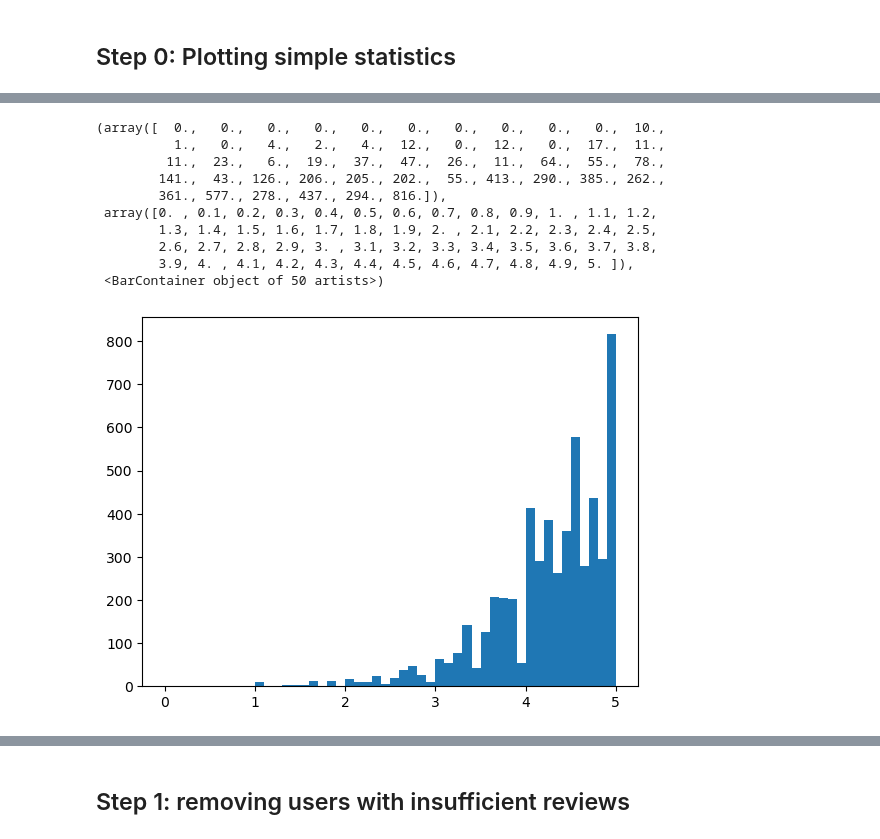
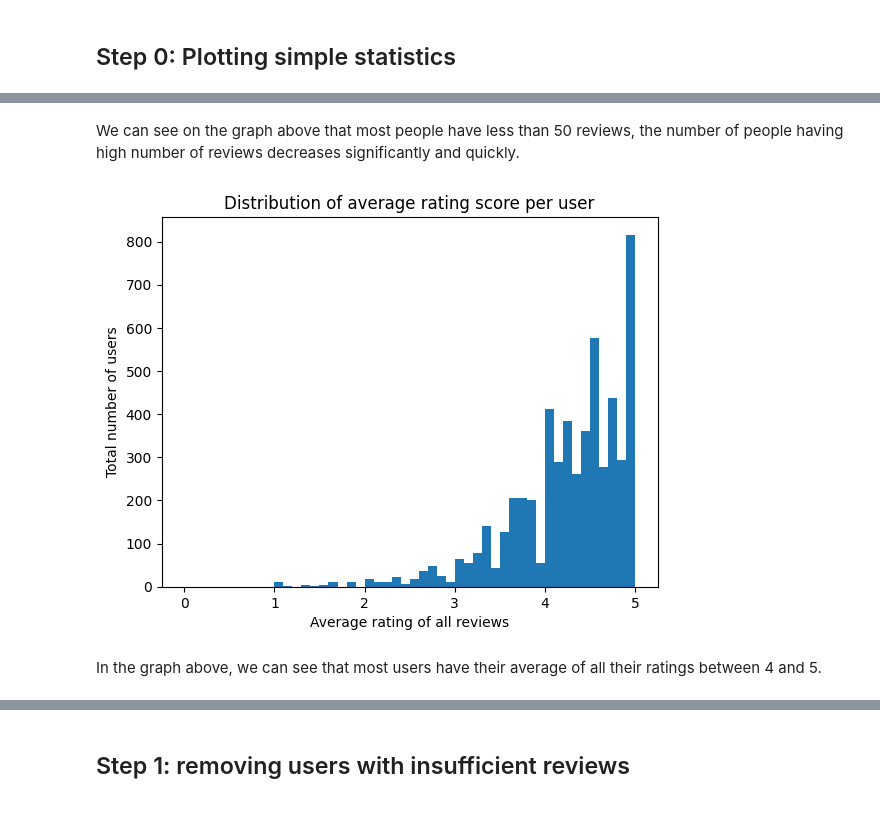
Before and after one commit to Thosam1/BachelorProject, a Jupyter notebook: Bandits/data-preprocessing/amazon_music_filtering.ipynb, the cells around one changed output, grey strips where cells are left out. Drawn from its saved outputs; the diff is of its cells as text; code cells hidden in the pictures.

```diff
--- a/Bandits/data-preprocessing/amazon_music_filtering.ipynb
+++ b/Bandits/data-preprocessing/amazon_music_filtering.ipynb
@@ -63,3 +68,5 @@ plt.yscale('log')
+# %% [markdown]
+We can see on the graph above that most people have less than 50 reviews, the number of people having high number of reviews decreases significantly and quickly.
 # %%
 items_scores_by_reviewer = {}
 for reviewer, review_list in reviews_by_reviewer.items():
@@ -68,19 +75,16 @@ for reviewer, review_list in reviews_by_reviewer.items():
 # %%
 average_score_per_user = np.array([np.mean(list(review_dict.values())) for review_dict in items_scores_by_reviewer.values()])
 buckets = np.arange(0, 5.1, 0.1)
+
 plt.hist(average_score_per_user, buckets)
+plt.title('Distribution of average rating score per user')
+plt.xlabel('Average rating of all reviews')
+plt.ylabel('Total number of users')
+plt.show()
 # %% [output]
-(array([  0.,   0.,   0.,   0.,   0.,   0.,   0.,   0.,   0.,   0.,  10.,
-          1.,   0.,   4.,   2.,   4.,  12.,   0.,  12.,   0.,  17.,  11.,
-         11.,  23.,   6.,  19.,  37.,  47.,  26.,  11.,  64.,  55.,  78.,
-        141.,  43., 126., 206., 205., 202.,  55., 413., 290., 385., 262.,
-        361., 577., 278., 437., 294., 816.]),
- array([0. , 0.1, 0.2, 0.3, 0.4, 0.5, 0.6, 0.7, 0.8, 0.9, 1. , 1.1, 1.2,
-        1.3, 1.4, 1.5, 1.6, 1.7, 1.8, 1.9, 2. , 2.1, 2.2, 2.3, 2.4, 2.5,
-        2.6, 2.7, 2.8, 2.9, 3. , 3.1, 3.2, 3.3, 3.4, 3.5, 3.6, 3.7, 3.8,
-        3.9, 4. , 4.1, 4.2, 4.3, 4.4, 4.5, 4.6, 4.7, 4.8, 4.9, 5. ]),
- <BarContainer object of 50 artists>)
-[figure, old version]
+[figure, new version]
+# %% [markdown]
+In the graph above, we can see that most users have their average of all their ratings between 4 and 5.
 # %%
 STD_score_per_user = np.array([np.std(list(review_dict.values())) for review_dict in items_scores_by_reviewer.values()])
 buckets = np.arange(0, 2.2, 0.03)
```
Also changed, not shown: parts of 14 cells of this notebook, 1 other file.
